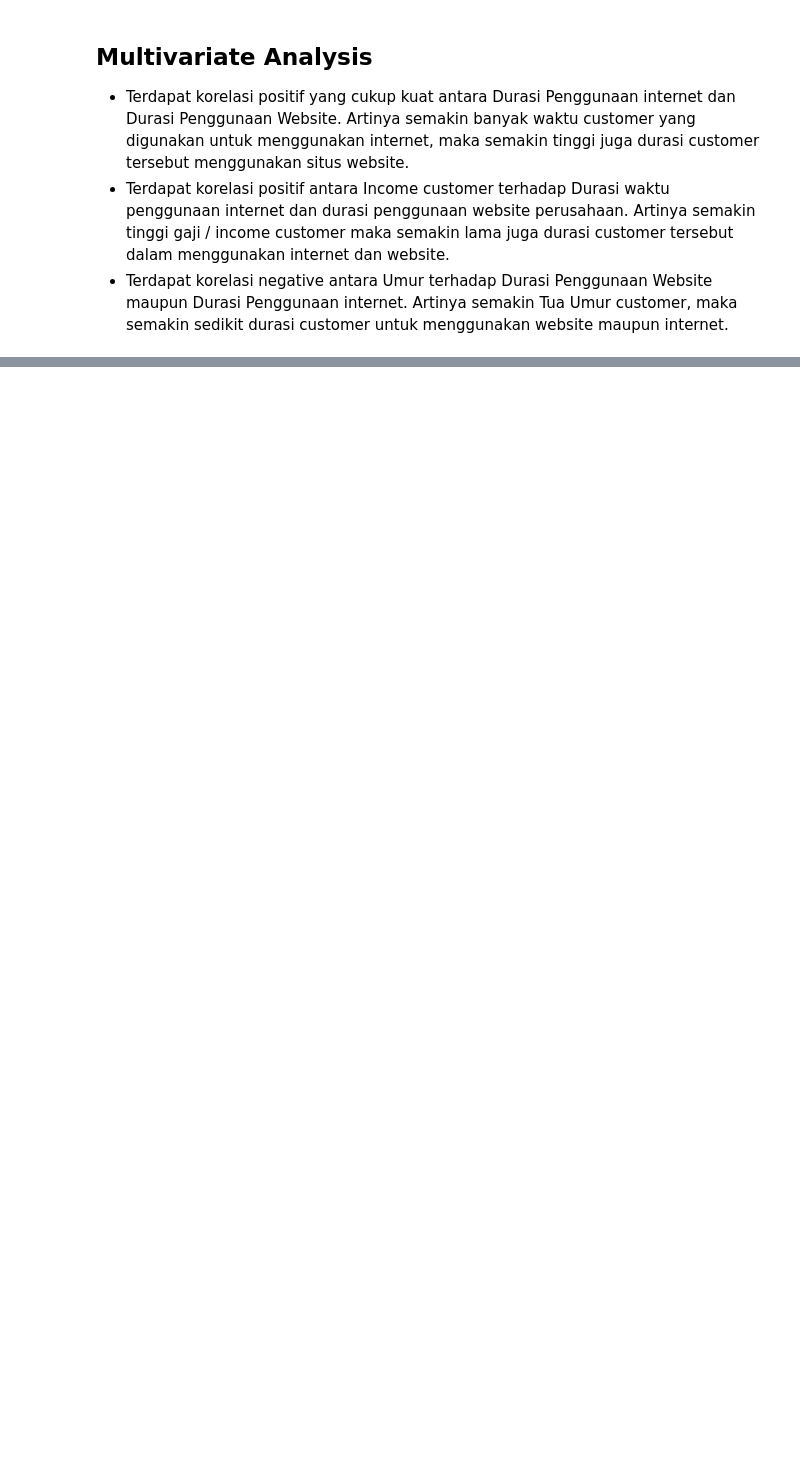
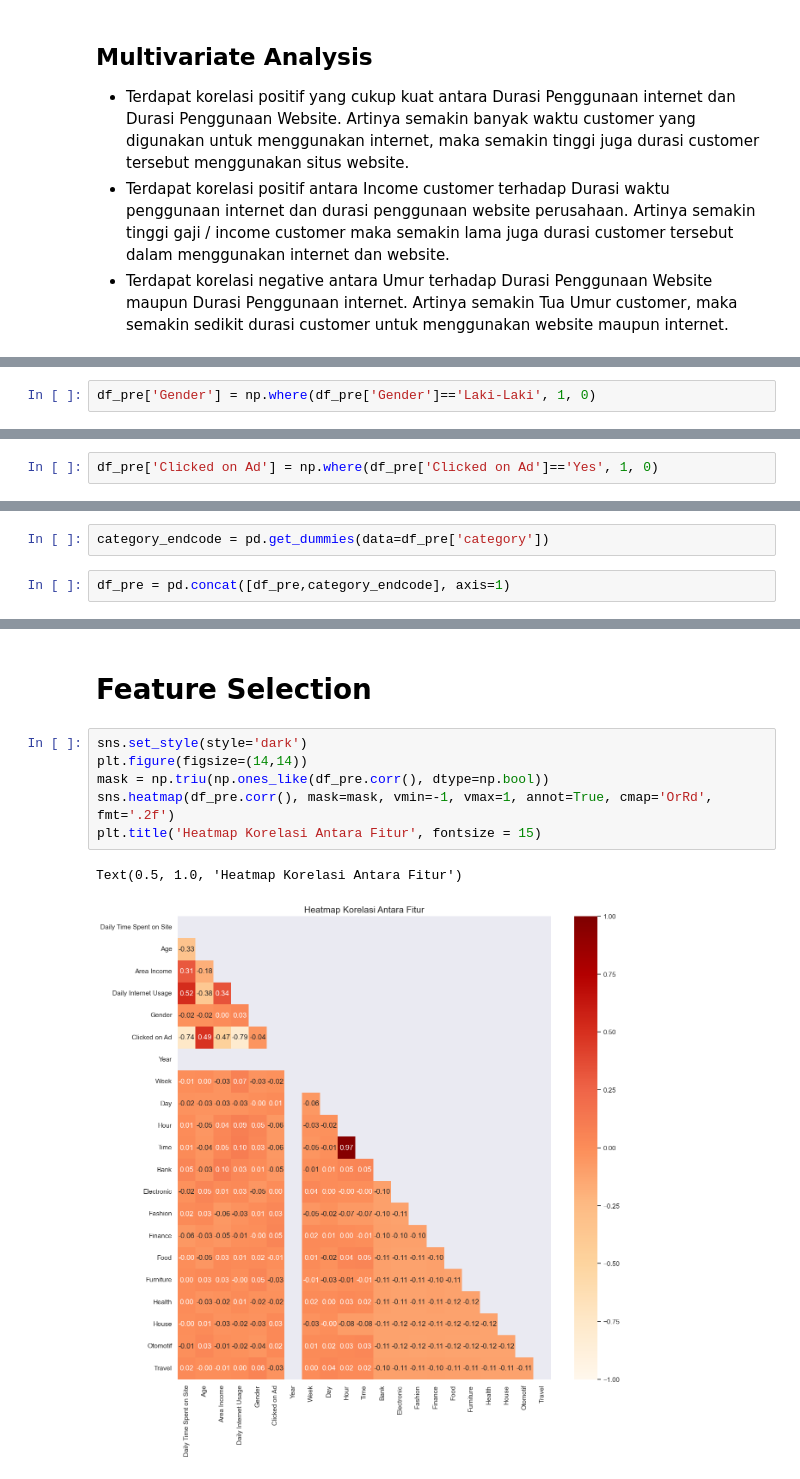
Before and after one commit to JodhiKrisantus/Predict-Customer-Clicked-Ads-Classification, a Jupyter notebook: Classification - Predict Clicked Ads.ipynb, the cells around one changed output, grey strips where cells are left out. Drawn from its saved outputs; the diff is of its cells as text; blank space fills up the shorter version.

Commit message:
Add data preprocessing & Feature Selection

```diff
--- a/Classification - Predict Clicked Ads.ipynb
+++ b/Classification - Predict Clicked Ads.ipynb
@@ -257,0 +344,2 @@ Text(0.5, 1.0, 'Heatmap Korelasi Antara Fitur')
+# %%
+df_pre['Gender'] = np.where(df_pre['Gender']=='Laki-Laki', 1, 0)
@@ -257,0 +351,2 @@ Text(0.5, 1.0, 'Heatmap Korelasi Antara Fitur')
+# %%
+df_pre['Clicked on Ad']	= np.where(df_pre['Clicked on Ad']=='Yes', 1, 0)
@@ -257,0 +355,4 @@ Text(0.5, 1.0, 'Heatmap Korelasi Antara Fitur')
+# %%
+category_endcode = pd.get_dummies(data=df_pre['category'])
+# %%
+df_pre = pd.concat([df_pre,category_endcode], axis=1)
@@ -257,0 +368,11 @@ Text(0.5, 1.0, 'Heatmap Korelasi Antara Fitur')
+# %% [markdown]
+# Feature Selection
+# %%
+sns.set_style(style='dark')
+plt.figure(figsize=(14,14))
+mask = np.triu(np.ones_like(df_pre.corr(), dtype=np.bool))
+sns.heatmap(df_pre.corr(), mask=mask, vmin=-1, vmax=1, annot=True, cmap='OrRd', fmt='.2f')
+plt.title('Heatmap Korelasi Antara Fitur', fontsize = 15)
+# %% [output]
+Text(0.5, 1.0, 'Heatmap Korelasi Antara Fitur')
+[figure, added]
```
Also changed, not shown: parts of 28 cells of this notebook.
